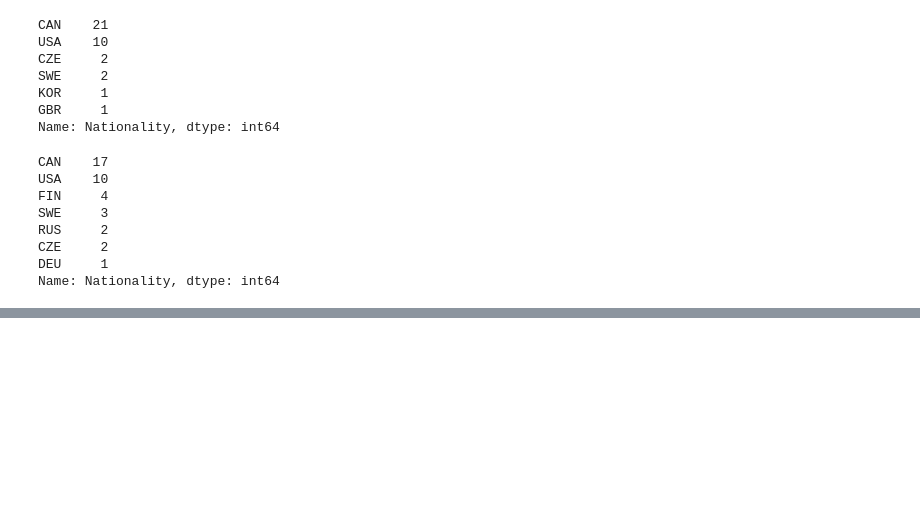
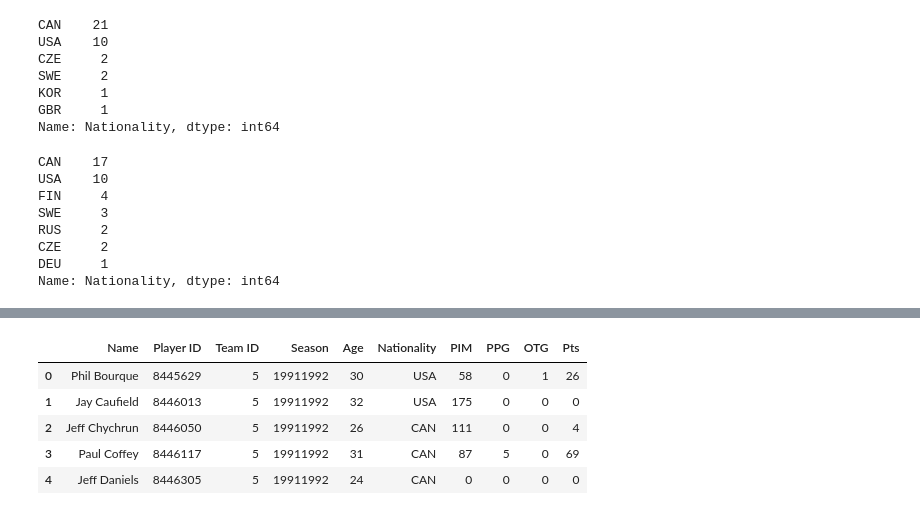
Before and after one commit to rbrennan55/project-sports-analytics-NHL, a Jupyter notebook: project-sports-analytics-NHL.ipynb, the cells around one changed output, grey strips where cells are left out. Cells and saved outputs as stored; diff of their text form; code cells hidden in the pictures; blank space fills up the shorter version.

```diff
--- a/project-sports-analytics-NHL.ipynb
+++ b/project-sports-analytics-NHL.ipynb
@@ -404,0 +713,21 @@ Name: Nationality, dtype: int64
+# %%
+# Building Points for Winning DF
+
+base_url = "https://statsapi.web.nhl.com/api/v1/people/{}/stats?stats=statsSingleSeason&season={}"
+points=[]
+
+for index, row in winning_df.iterrows():
+    player_id = row["Player ID"]
+    year = row["Season"]
+    url = base_url.format(player_id,year)
+    response = requests.get(url)
+    data = response.json()
+    try:
+        points_data = data["stats"][0]["splits"][0]['stat']['points']
+        print(points_data)
+        points.append(points_data)
+
+    except:
+        print("not found")
+        points.append(0)
+        pass
@@ -404,0 +790,13 @@ Name: Nationality, dtype: int64
+# %%
+winning_df['PIM'] = pim
+winning_df['PPG'] = power_play_goal
+winning_df['OTG'] = over_time_goal
+winning_df['Pts'] = points
+winning_df.head()
+# %% [output]
+|  | Name | Player ID | Team ID | Season | Age | Nationality | PIM | PPG | OTG | Pts |
+| 0 | Phil Bourque | 8445629 | 5 | 19911992 | 30 | USA | 58 | 0 | 1 | 26 |
+| 1 | Jay Caufield | 8446013 | 5 | 19911992 | 32 | USA | 175 | 0 | 0 | 0 |
+| 2 | Jeff Chychrun | 8446050 | 5 | 19911992 | 26 | CAN | 111 | 0 | 0 | 4 |
+| 3 | Paul Coffey | 8446117 | 5 | 19911992 | 31 | CAN | 87 | 5 | 0 | 69 |
+| 4 | Jeff Daniels | 8446305 | 5 | 19911992 | 24 | CAN | 0 | 0 | 0 | 0 |
```
Also changed, not shown: parts of 11 cells of this notebook.
